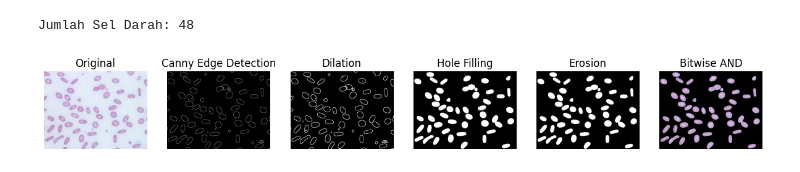
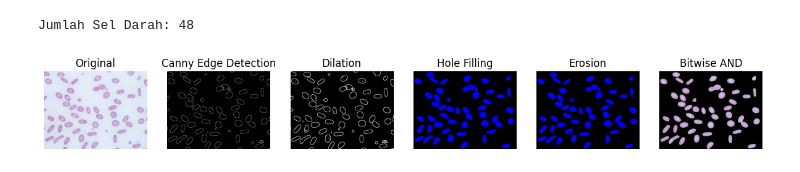
Before and after one commit to ugm-mie212405-AY2425S2/Assignment, a Jupyter notebook: Segmentation.ipynb, the cells around one changed output. Drawn from its saved outputs; the diff is of its cells as text; code cells hidden in the pictures.

```diff
--- a/Segmentation.ipynb
+++ b/Segmentation.ipynb
@@ -13,30 +13,27 @@ blurred = cv2.GaussianBlur(gray, (3, 3), 0)
 edges = cv2.Canny(blurred, 70, 110)
 
 kernel = np.ones((2, 2), np.uint8)
-dilated_edges = cv2.dilate(edges, kernel, iterations=1)
+dil = cv2.dilate(edges, kernel, iterations=1)
 
-contours, _ = cv2.findContours(dilated_edges, cv2.RETR_EXTERNAL,
-                                cv2.CHAIN_APPROX_SIMPLE)
+contours,_=cv2.findContours(dil,cv2.RETR_EXTERNAL,cv2.CHAIN_APPROX_SIMPLE)
 
-filled_image = np.zeros_like(image)
+filled = np.zeros_like(image)
 
 count = 0
 for contour in contours:
     area = cv2.contourArea(contour)
     if area >= 280:
-        cv2.drawContours(filled_image, [contour], -1, (255, 255, 255),
-                         thickness=cv2.FILLED)
+        cv2.drawContours(filled, [contour], -1, 255, thickness=cv2.FILLED)
         count += 1
 print(f"Jumlah Sel Darah: {count}")
 
-eroded_image = cv2.erode(filled_image, kernel, iterations=1)
+eroded = cv2.erode(filled, kernel, iterations=1)
 
-eroded_image_gray = cv2.cvtColor(eroded_image, cv2.COLOR_BGR2GRAY)
+eroded_gray = cv2.cvtColor(eroded, cv2.COLOR_BGR2GRAY)
 
-_, binary_eroded_image = cv2.threshold(eroded_image_gray, 1, 255,
-                                       cv2.THRESH_BINARY)
+_, binary_eroded = cv2.threshold(eroded_gray, 1, 255, cv2.THRESH_BINARY)
 
-bitwise_result = cv2.bitwise_and(image, image, mask=binary_eroded_image)
+bitwise = cv2.bitwise_and(image, image, mask=binary_eroded)
 
 output_folder = 'output'
 if not os.path.exists(output_folder):
@@ -44,44 +41,44 @@ if not os.path.exists(output_folder):
 
 cv2.imwrite(os.path.join(output_folder, 'original_image.jpg'), image)
 cv2.imwrite(os.path.join(output_folder, 'edges.jpg'), edges)
-cv2.imwrite(os.path.join(output_folder, 'dilated_edges.jpg'), dilated_edges)
-cv2.imwrite(os.path.join(output_folder, 'filled_image.jpg'), filled_image)
-cv2.imwrite(os.path.join(output_folder, 'eroded_image.jpg'), eroded_image)
-cv2.imwrite(os.path.join(output_folder, 'bitwise_result.jpg'), bitwise_result)
+cv2.imwrite(os.path.join(output_folder, 'dilated.jpg'), dil)
+cv2.imwrite(os.path.join(output_folder, 'filled.jpg'), filled)
+cv2.imwrite(os.path.join(output_folder, 'eroded.jpg'), eroded)
+cv2.imwrite(os.path.join(output_folder, 'bitwiset.jpg'), bitwise)
 
 plt.figure(figsize=(15, 8))
 
 plt.subplot(1, 6, 1)
 plt.imshow(cv2.cvtColor(image, cv2.COLOR_BGR2RGB))
 plt.title("Original")
 plt.axis('off')
 
 plt.subplot(1, 6, 2)
 plt.imshow(cv2.cvtColor(edges, cv2.COLOR_BGR2RGB), cmap='gray')
 plt.title("Canny Edge Detection")
 plt.axis('off')
 
 plt.subplot(1, 6, 3)
-plt.imshow(cv2.cvtColor(dilated_edges, cv2.COLOR_BGR2RGB), cmap='gray')
+plt.imshow(cv2.cvtColor(dil, cv2.COLOR_BGR2RGB), cmap='gray')
 plt.title("Dilation")
 plt.axis('off')
 
 plt.subplot(1, 6, 4)
-plt.imshow(cv2.cvtColor(filled_image, cv2.COLOR_BGR2RGB))
+plt.imshow(cv2.cvtColor(filled, cv2.COLOR_BGR2RGB))
 plt.title("Hole Filling")
 plt.axis('off')
 
 plt.subplot(1, 6, 5)
-plt.imshow(cv2.cvtColor(eroded_image, cv2.COLOR_BGR2RGB))
+plt.imshow(cv2.cvtColor(eroded, cv2.COLOR_BGR2RGB))
 plt.title("Erosion")
 plt.axis('off')
 
 plt.subplot(1, 6, 6)
-plt.imshow(cv2.cvtColor(bitwise_result, cv2.COLOR_BGR2RGB))
+plt.imshow(cv2.cvtColor(bitwise, cv2.COLOR_BGR2RGB))
 plt.title("Bitwise AND")
 plt.axis('off')
 
 plt.show()
 # %% [output]
 Jumlah Sel Darah: 48
-[figure, old version]
+[figure, new version]
```
Also changed, not shown: 4 other files.
